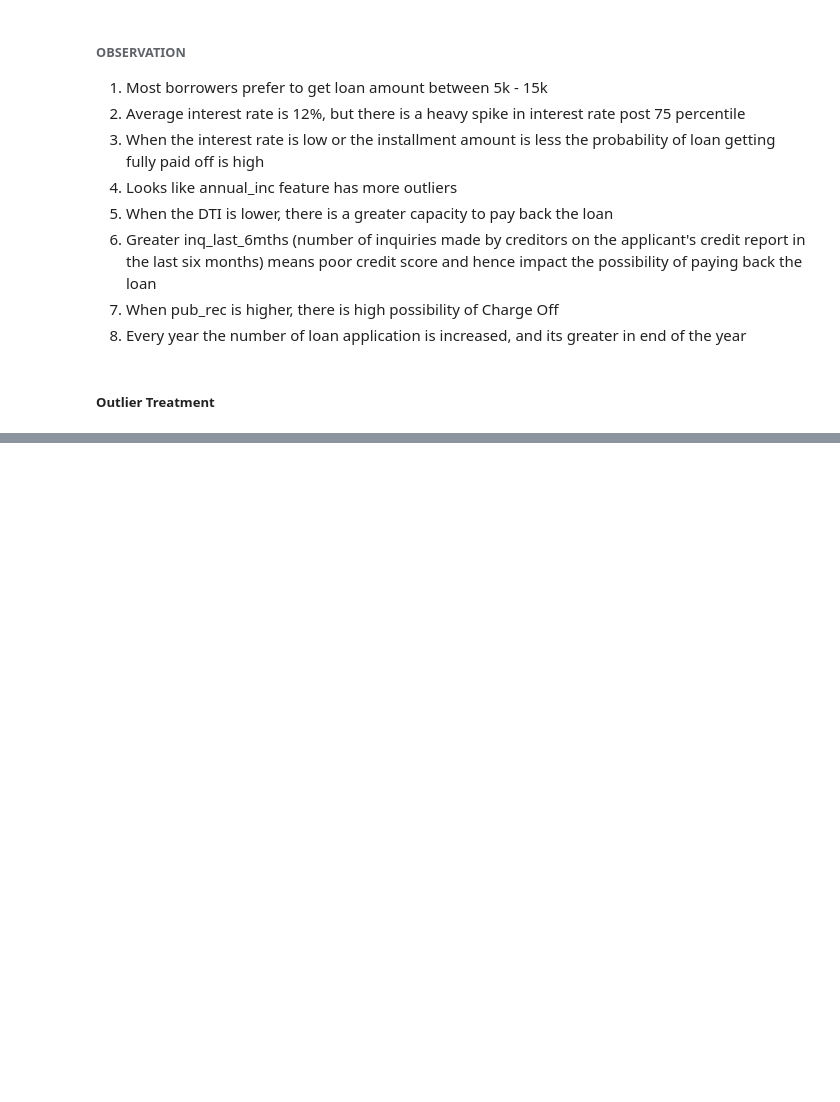
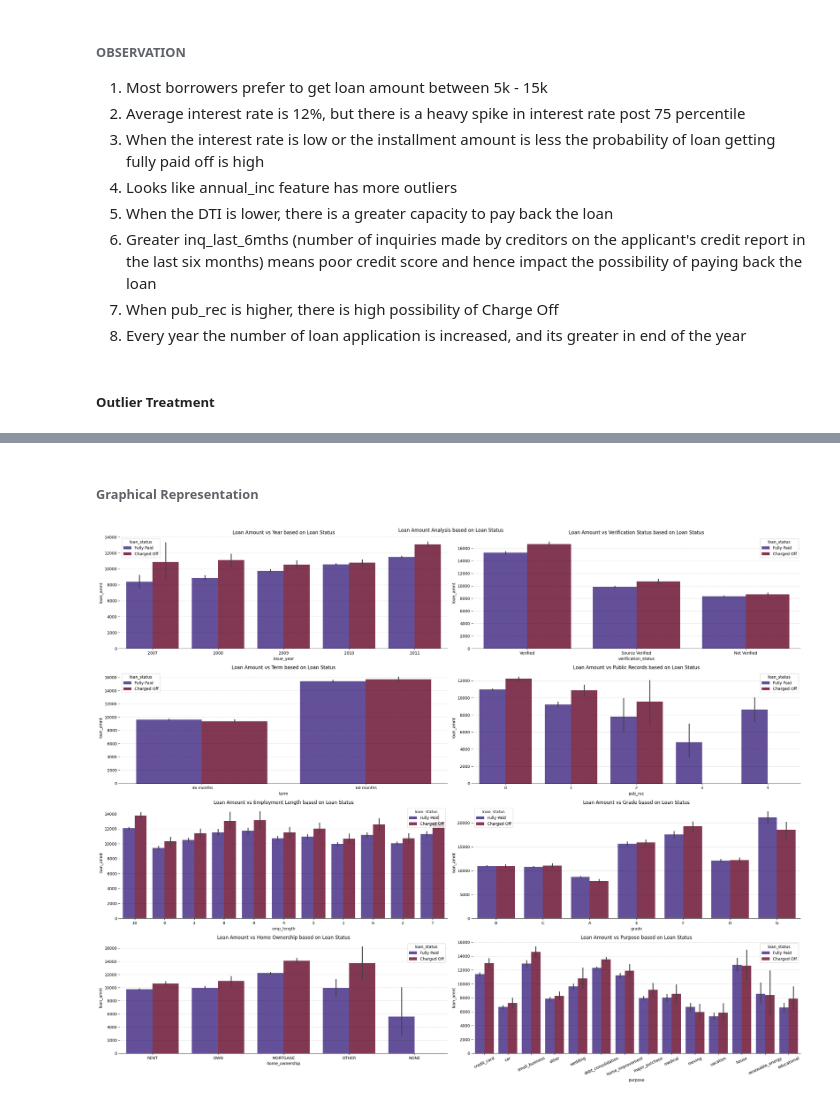
Before and after one commit to Theveetha/LendingClub_EDA_CaseStudy, a Jupyter notebook: LendingClub_EDA.ipynb, the cells around one changed output, grey strips where cells are left out. Saved outputs shown, nothing was run; the diff lists cells and outputs as text; code cells hidden in the pictures; blank space fills up the shorter version.

```diff
--- a/LendingClub_EDA.ipynb
+++ b/LendingClub_EDA.ipynb
@@ -94,8 +94,8 @@ def countplot(axes,data,x_column,hue_labels,palette):
     section(axes)
 # %%
 # Function for Barplot
-def barplot(axes,data,x_columns,y_columns,palette):
-  sns.barplot(ax=axes, data=data, x=x_columns, y=y_columns,palette=palette)
+def barplot(axes,data,x_columns,y_columns,palette,hue,orient):
+  sns.barplot(ax=axes, data=data, x=x_columns, y=y_columns,palette=palette,hue=hue,orient=orient)
   axes.grid(axis='y', linestyle=':', color='black', alpha=0.3)
   section(axes)
 # %%
@@ -833,0 +834,39 @@ plt.show()
+# %% [markdown]
+###### **Graphical Representation**
+# %%
+# Analysis of Loan amount against various columns based on Loan Status
+fig, axes = plt.subplots(nrows=4,ncols=2,figsize=(25,20))
+axes = axes.flatten()
+
+barplot(axes=axes[0], data=data, x_columns='issue_year', y_columns='loan_amnt', palette='twilight', hue='loan_status',orient=None)
+axes[0].set_title('Loan Amount vs Year based on Loan Status')
+
+barplot(axes=axes[1], data=data, x_columns='verification_status', y_columns='loan_amnt', palette='twilight', hue='loan_status',orient=None)
+axes[1].set_title('Loan Amount vs Verification Status based on Loan Status')
+
+barplot(axes=axes[2], data=data, x_columns='term', y_columns='loan_amnt', palette='twilight', hue='loan_status',orient=None)
+axes[2].set_title('Loan Amount vs Term based on Loan Status')
+
+barplot(axes=axes[3], data=data, x_columns='pub_rec', y_columns='loan_amnt', palette='twilight', hue='loan_status',orient=None)
+axes[3].set_title('Loan Amount vs Public Records based on Loan Status')
+
+barplot(axes=axes[4], data=data, x_columns='emp_length', y_columns='loan_amnt', palette='twilight', hue='loan_status',orient=None)
+axes[4].set_title('Loan Amount vs Employment Length based on Loan Status')
+
+barplot(axes=axes[5], data=data, x_columns='grade', y_columns='loan_amnt', palette='twilight', hue='loan_status',orient=None)
+axes[5].set_title('Loan Amount vs Grade based on Loan Status')
+
+barplot(axes=axes[6], data=data, x_columns='home_ownership', y_columns='loan_amnt', palette='twilight', hue='loan_status',orient=None)
+axes[6].set_title('Loan Amount vs Home Ownership based on Loan Status')
+
+barplot(axes=axes[7], data=data, x_columns='purpose', y_columns='loan_amnt', palette='twilight', hue='loan_status',orient=None)
+axes[7].set_title('Loan Amount vs Purpose based on Loan Status')
+
+# rotate xlabel where its not fit properly
+rotate_xlabels(axes[7],25)
+
+fig.suptitle('Loan Amount Analysis based on Loan Status')
+plt.tight_layout()
+plt.show()
+# %% [output]
+[figure, added]
```
Also changed, not shown: parts of 15 cells of this notebook.
